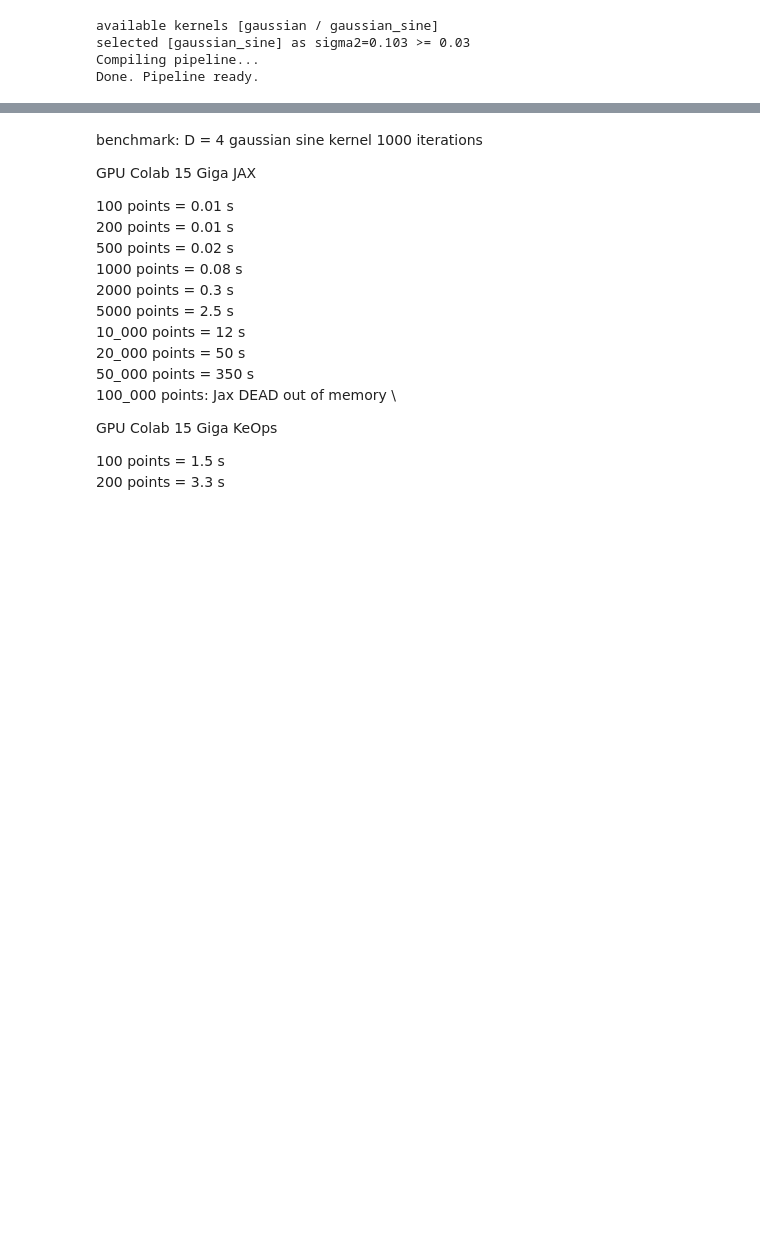
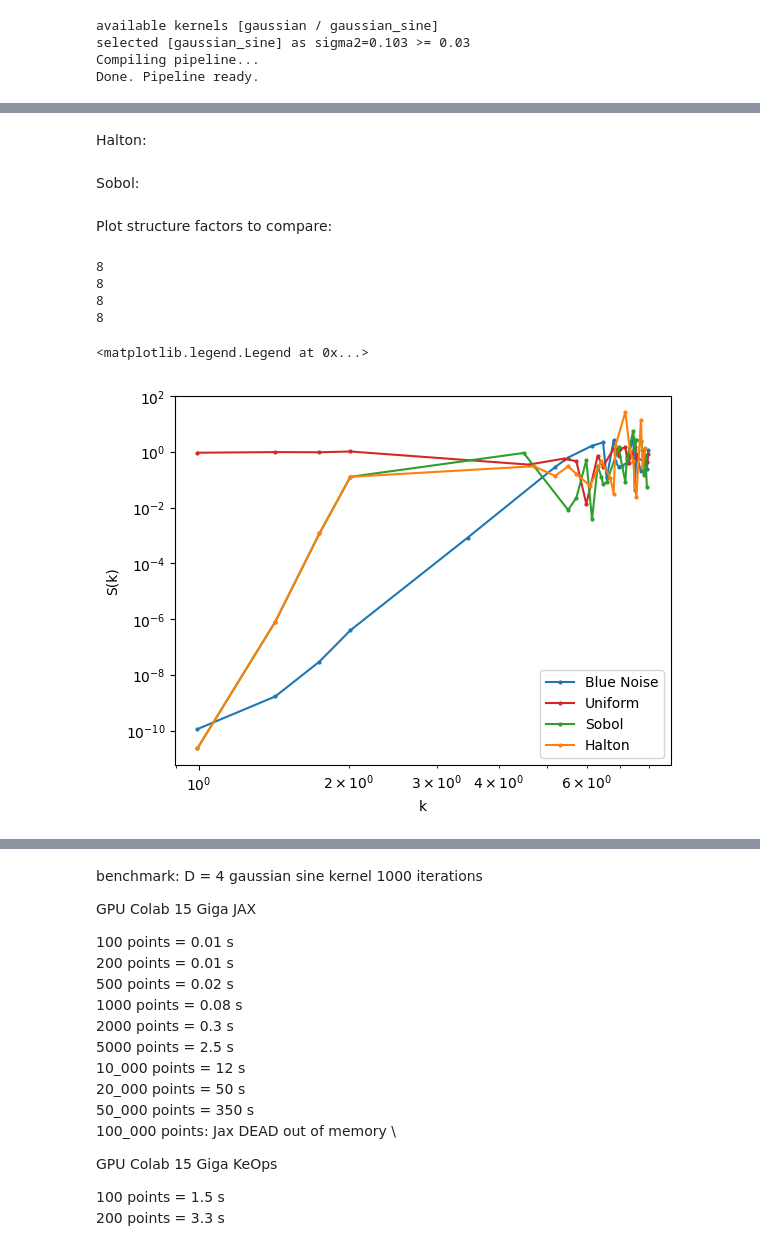
Before and after one commit to Gautam-Chauhan/MSc-Thesis, a Jupyter notebook: brute_force_gaussian_blue_noise.ipynb, the cells around one changed output, grey strips where cells are left out. Cells and saved outputs as stored; diff of their text form; code cells hidden in the pictures; blank space fills up the shorter version.

Commit message:
Added a new graph to compare structure factors for blue noise with uniform, Halton and Sobol points

```diff
--- a/brute_force_gaussian_blue_noise.ipynb
+++ b/brute_force_gaussian_blue_noise.ipynb
@@ -280,0 +272,33 @@ plot_sf(stealthy_points, bins = 100, resolution = 1)
+# %% [markdown]
+Halton:
+# %%
+halton_sampler = Sobol(D,scramble=True,seed=1)
+halton_points = halton_sampler.random(N)
+# %% [markdown]
+Sobol:
+# %%
+sobol_sampler = Sobol(D,scramble=True,seed=1)
+sobol_points = sobol_sampler.random(N)
+# %% [markdown]
+Plot structure factors to compare:
+# %%
+blue_ks, blue_noise_sf = structure_factor(stealthy_points, bins = 150, resolution = 1)
+uniform_ks, uniform_sf = structure_factor(Poisson,bins=150,resolution=1)
+sobol_ks, sobol_sf = structure_factor(sobol_points,bins=150,resolution=1)
+halton_ks, halton_sf = structure_factor(halton_points,bins=150,resolution=1)
+
+plt.loglog(blue_ks,blue_noise_sf,color="tab:blue",label="Blue Noise",marker="o",markersize=2)
+plt.loglog(uniform_ks,uniform_sf,color="tab:red",label="Uniform",marker="o",markersize=2)
+plt.loglog(sobol_ks,sobol_sf,color="tab:green",label="Sobol",marker="o",markersize=2)
+plt.loglog(halton_ks,halton_sf,color="tab:orange",label="Halton",marker="o",markersize=2)
+
+plt.xlabel("k")
+plt.ylabel("S(k)")
+plt.legend()
+# %% [output]
+8
+8
+8
+8
+<matplotlib.legend.Legend at 0x...>
+[figure, added]
```
Also changed, not shown: parts of 12 cells of this notebook.
